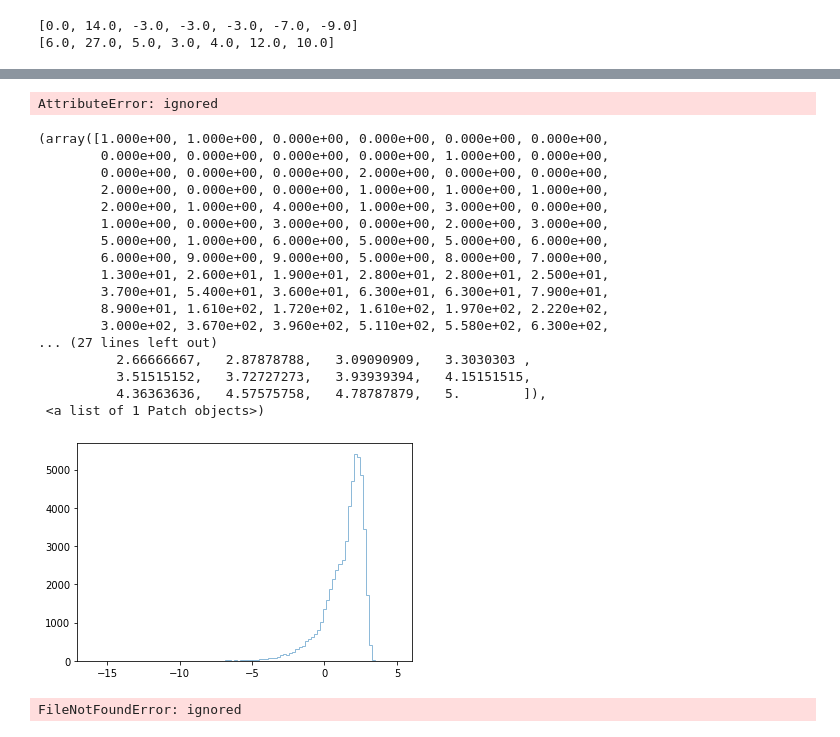
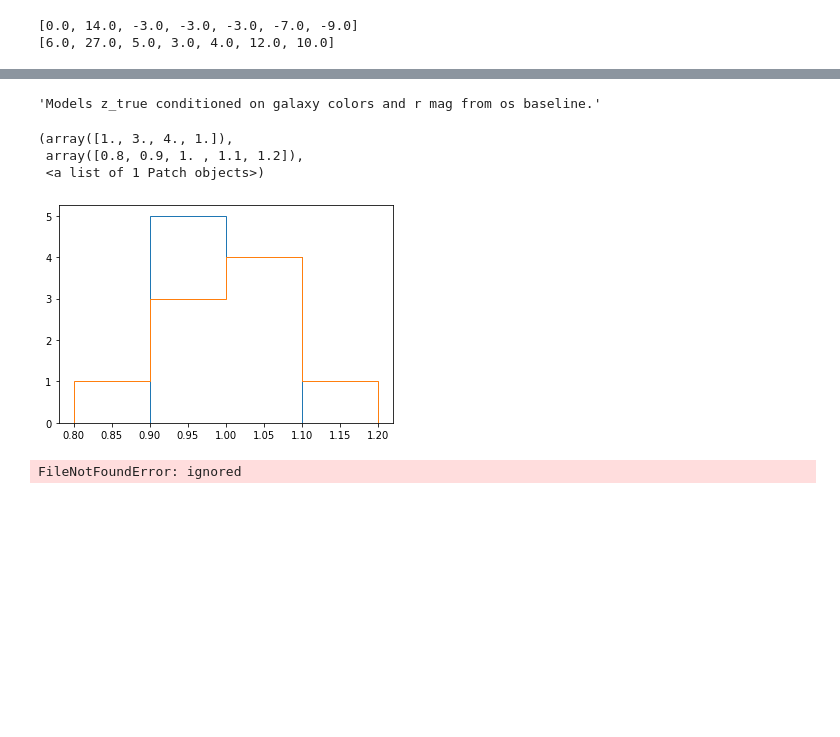
Before and after one commit to aimalz/CASTORpz, a Jupyter notebook: TheLastMetric.ipynb, the cells around one changed output, grey strips where cells are left out. Cells and saved outputs as stored; diff of their text form; code cells hidden in the pictures; blank space fills up the shorter version.

Commit message:
TLM distribution from FlowEnsemble

```diff
--- a/TheLastMetric.ipynb
+++ b/TheLastMetric.ipynb
@@ -239,7 +239,7 @@ print(maxs)
 data_columns = ["z_true"]
 
  # the conditional columns are the columns that the flow is conditioned on
-conditional_columns = ["r", "g-r", "r-i", "i-z", "uv-u", "u-g"] # different colors than LSST
+conditional_columns = ["r", "g-r", "r-i", "i-z"] #, "uv-u", "u-g"] # different colors than LSST
 
 ndcol = len(data_columns)
 ncond = len(conditional_columns)
@@ -278,13 +278,13 @@ for os in available_os:
     info = f"Models z_true conditioned on galaxy colors and r mag from os {os}."
 
     # instantiate and save the flow
-    flowEns = FlowEnsemble(data_columns = data_columns,
+    flowEns2 = FlowEnsemble(data_columns = data_columns,
                            conditional_columns = conditional_columns,
                            bijector = bijector,
                            latent = latent,
-                           info = info),
-                          #  N = 10)
-    ensembles[os] = flowEns
+                           info = info,
+                           N = 10)
+    ensembles[os] = flowEns2
 # %%
 for os, ens in ensembles.items():
 
@@ -294,7 +294,7 @@ for os, ens in ensembles.items():
     cat_test = cat.drop(cat_train.index)
 
     # train the flow on the given learning rate schedule
-    loss = ens[0].train(cat_train[data_columns+conditional_columns], convolve_errs=False,
+    loss = ens.train(cat_train[data_columns+conditional_columns], convolve_errs=False,
                        epochs = 30, seed = 123, verbose=True)
     # loss2 = ens.train(cat_train, convolve_errs=True,
     #                    epochs = 30, seed = 312)
@@ -308,8 +308,8 @@ for os, ens in ensembles.items():
     #           for fname in loss1}
 
     # print the train and test loss
-    train_loss = -np.mean(ens[0].log_prob(cat_train))
-    test_loss = -np.mean(ens[0].log_prob(cat_test))
+    train_loss = -np.mean(ens.log_prob(cat_train))
+    test_loss = -np.mean(ens.log_prob(cat_test))
     print(os, train_loss, test_loss)
 
     # save the ensemble
@@ -361,30 +362,21 @@ loss
 # %%
-ens.info
+flowEns.info
 # %% [output]
-AttributeError: ignored
+'Models z_true conditioned on galaxy colors and r mag from os baseline.'
 # %%
-mutual_information_lower_bound = ens[0].log_prob(cat_train)
+mutual_information_lower_bound = flowEns.log_prob(cat_train, returnEnsemble=True)
+mutual_information_lower_bound2 = flowEns2.log_prob(cat_train, returnEnsemble=True)
 
-plt.hist(mutual_information_lower_bound, bins=np.linspace(-16, 5, 100), alpha=0.5, histtype='step', density=False)
+plt.hist(np.mean(mutual_information_lower_bound, axis = 0), bins = np.linspace(0.8, 1.2, 5), histtype = 'step')
+plt.hist(np.mean(mutual_information_lower_bound2, axis = 0), bins = np.linspace(0.8, 1.2, 5), histtype = 'step')
+
+
+#plt.hist(mutual_information_lower_bound, bins=np.linspace(-16, 5, 100), alpha=0.5, histtype='step', density=False)
 # %% [output]
-(array([1.000e+00, 1.000e+00, 0.000e+00, 0.000e+00, 0.000e+00, 0.000e+00,
-        0.000e+00, 0.000e+00, 0.000e+00, 0.000e+00, 1.000e+00, 0.000e+00,
-        0.000e+00, 0.000e+00, 0.000e+00, 2.000e+00, 0.000e+00, 0.000e+00,
-        2.000e+00, 0.000e+00, 0.000e+00, 1.000e+00, 1.000e+00, 1.000e+00,
-        2.000e+00, 1.000e+00, 4.000e+00, 1.000e+00, 3.000e+00, 0.000e+00,
-        1.000e+00, 0.000e+00, 3.000e+00, 0.000e+00, 2.000e+00, 3.000e+00,
-        5.000e+00, 1.000e+00, 6.000e+00, 5.000e+00, 5.000e+00, 6.000e+00,
-        6.000e+00, 9.000e+00, 9.000e+00, 5.000e+00, 8.000e+00, 7.000e+00,
-        1.300e+01, 2.600e+01, 1.900e+01, 2.800e+01, 2.800e+01, 2.500e+01,
-        3.700e+01, 5.400e+01, 3.600e+01, 6.300e+01, 6.300e+01, 7.900e+01,
-        8.900e+01, 1.610e+02, 1.720e+02, 1.610e+02, 1.970e+02, 2.220e+02,
-        3.000e+02, 3.670e+02, 3.960e+02, 5.110e+02, 5.580e+02, 6.300e+02,
-... (27 lines left out)
-          2.66666667,   2.87878788,   3.09090909,   3.3030303 ,
-          3.51515152,   3.72727273,   3.93939394,   4.15151515,
-          4.36363636,   4.57575758,   4.78787879,   5.        ]),
+(array([1., 3., 4., 1.]),
+ array([0.8, 0.9, 1. , 1.1, 1.2]),
  <a list of 1 Patch objects>)
-[figure, old version]
+[figure, new version]
 # %%
 flows = {}
 for os in available_os:
```
Also changed, not shown: parts of 2 cells of this notebook.
